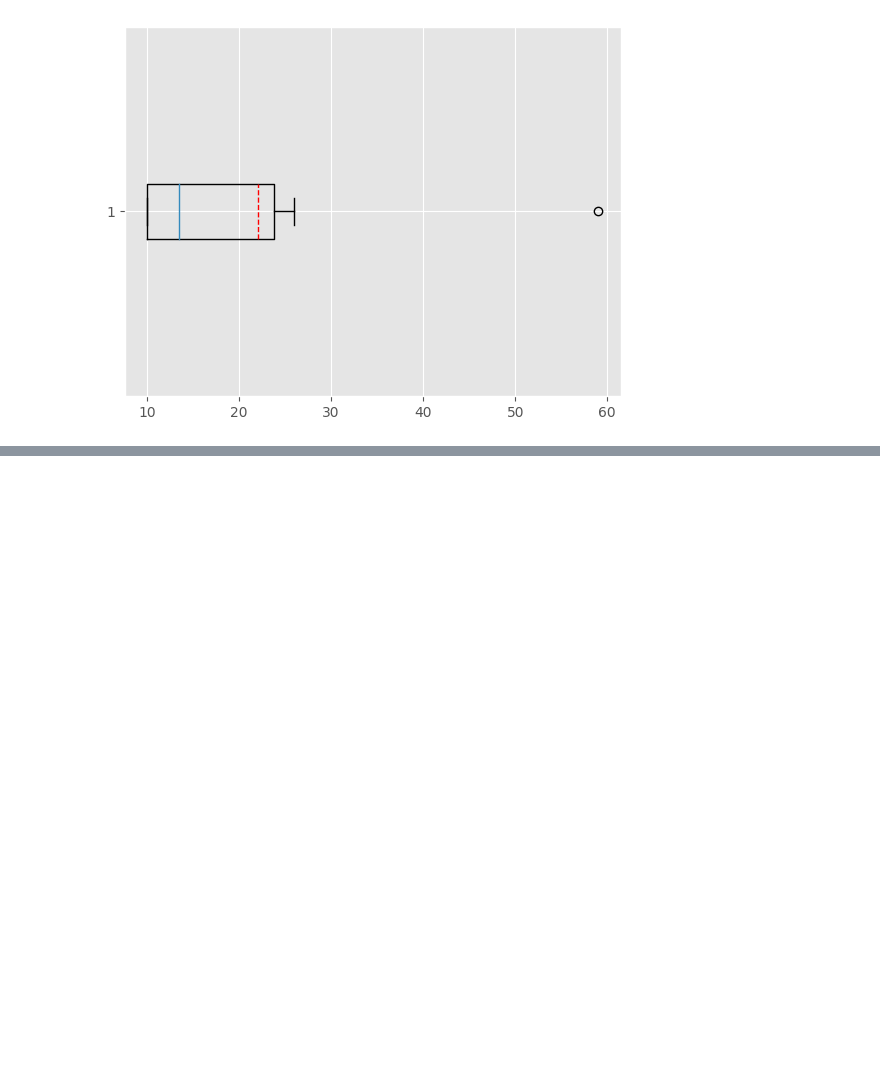
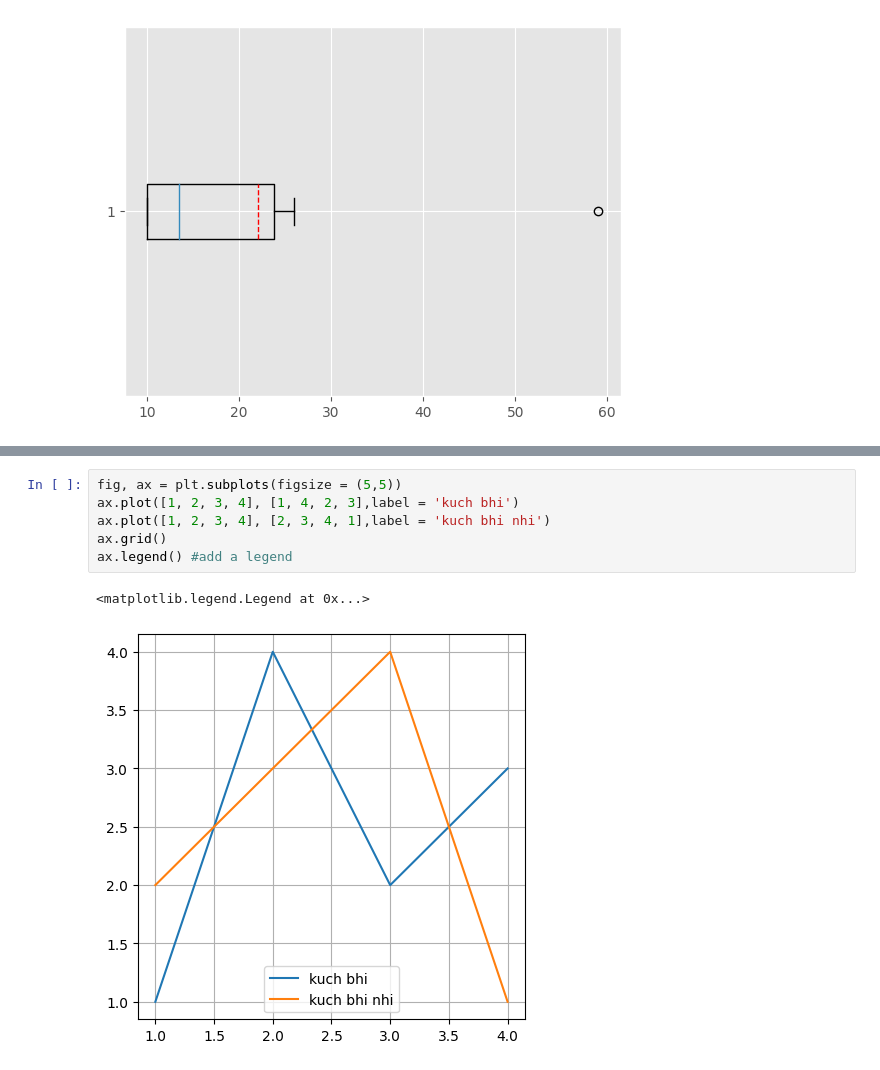
Before and after one commit to Ankita7881/digipodium-data-analytics, a Jupyter notebook: graph.ipynb, the cells around one changed output, grey strips where cells are left out. Drawn from its saved outputs; the diff is of its cells as text; blank space fills up the shorter version.

```diff
--- a/graph.ipynb
+++ b/graph.ipynb
@@ -94,0 +111,9 @@ plt.show()
+# %%
+fig, ax = plt.subplots(figsize = (5,5))
+ax.plot([1, 2, 3, 4], [1, 4, 2, 3],label = 'kuch bhi')
+ax.plot([1, 2, 3, 4], [2, 3, 4, 1],label = 'kuch bhi nhi')
+ax.grid()
+ax.legend() #add a legend
+# %% [output]
+<matplotlib.legend.Legend at 0x...>
+[figure, added]
```
Also changed, not shown: parts of 14 cells of this notebook.
